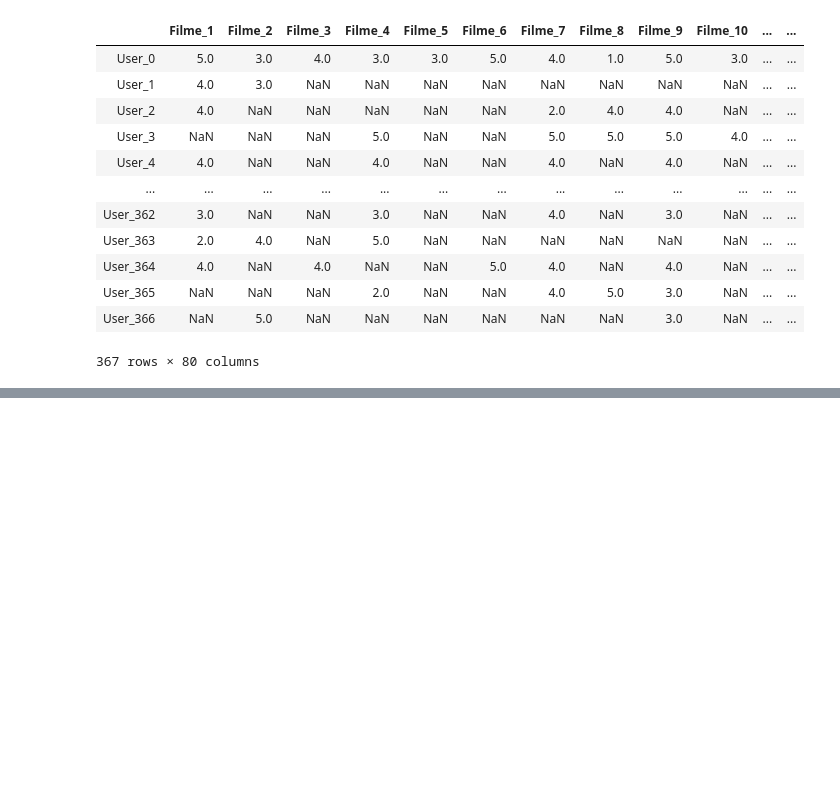
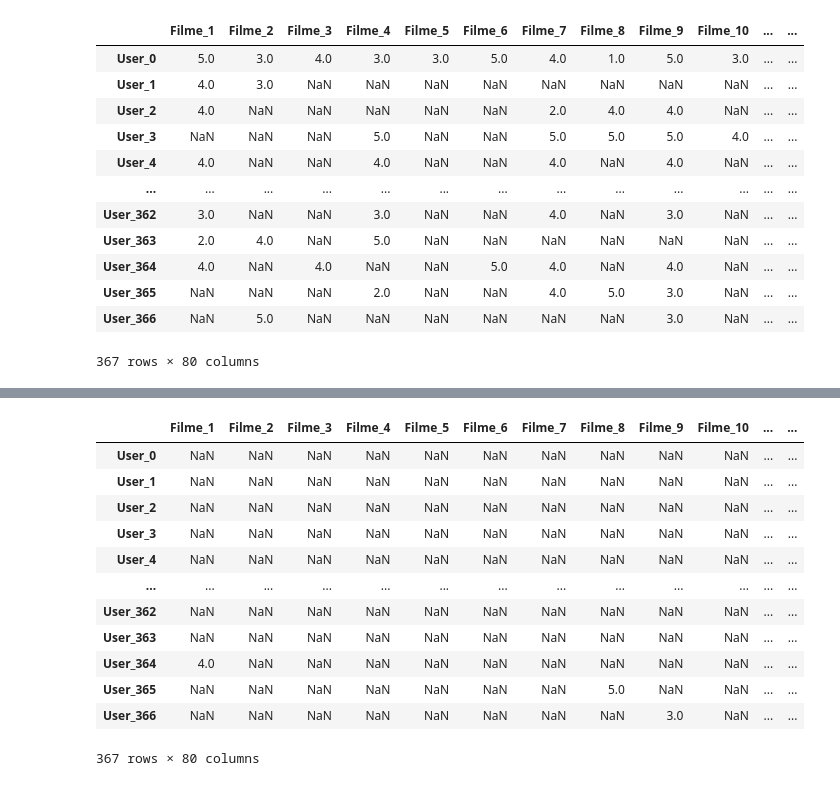
Before and after one commit to princya-oliveira/data-science, a Jupyter notebook: modulo_15_sistemas_recomendacao/sistemas_recomendacao_exercicio.ipynb, the cells around one changed output, grey strips where cells are left out. Saved outputs shown, nothing was run; the diff lists cells and outputs as text; code cells hidden in the pictures; blank space fills up the shorter version.

```diff
--- a/modulo_15_sistemas_recomendacao/sistemas_recomendacao_exercicio.ipynb
+++ b/modulo_15_sistemas_recomendacao/sistemas_recomendacao_exercicio.ipynb
@@ -497,0 +509,24 @@ R
+# %%
+treino, teste = train_test_split(ratings, qtd = 2)
+# %%
+treino, val = train_test_split(treino, qtd = 2)
+# %%
+val = pd.DataFrame(val, columns = R.columns, index = R.index)
+# %%
+val.replace(0, np.nan, inplace=True)
+# %%
+val
+# %% [output]
+|  | Filme_1 | Filme_2 | Filme_3 | Filme_4 | Filme_5 | Filme_6 | Filme_7 | Filme_8 | Filme_9 | Filme_10 | ... | ... |
+| User_0 | NaN | NaN | NaN | NaN | NaN | NaN | NaN | NaN | NaN | NaN | ... | ... |
+| User_1 | NaN | NaN | NaN | NaN | NaN | NaN | NaN | NaN | NaN | NaN | ... | ... |
+| User_2 | NaN | NaN | NaN | NaN | NaN | NaN | NaN | NaN | NaN | NaN | ... | ... |
+| User_3 | NaN | NaN | NaN | NaN | NaN | NaN | NaN | NaN | NaN | NaN | ... | ... |
+| User_4 | NaN | NaN | NaN | NaN | NaN | NaN | NaN | NaN | NaN | NaN | ... | ... |
+| ... | ... | ... | ... | ... | ... | ... | ... | ... | ... | ... | ... | ... |
+| User_362 | NaN | NaN | NaN | NaN | NaN | NaN | NaN | NaN | NaN | NaN | ... | ... |
+| User_363 | NaN | NaN | NaN | NaN | NaN | NaN | NaN | NaN | NaN | NaN | ... | ... |
+| User_364 | 4.0 | NaN | NaN | NaN | NaN | NaN | NaN | NaN | NaN | NaN | ... | ... |
+| User_365 | NaN | NaN | NaN | NaN | NaN | NaN | NaN | 5.0 | NaN | NaN | ... | ... |
+| User_366 | NaN | NaN | NaN | NaN | NaN | NaN | NaN | NaN | 3.0 | NaN | ... | ... |
+367 rows × 80 columns
```
Also changed, not shown: parts of 8 cells of this notebook, 7 other files.
